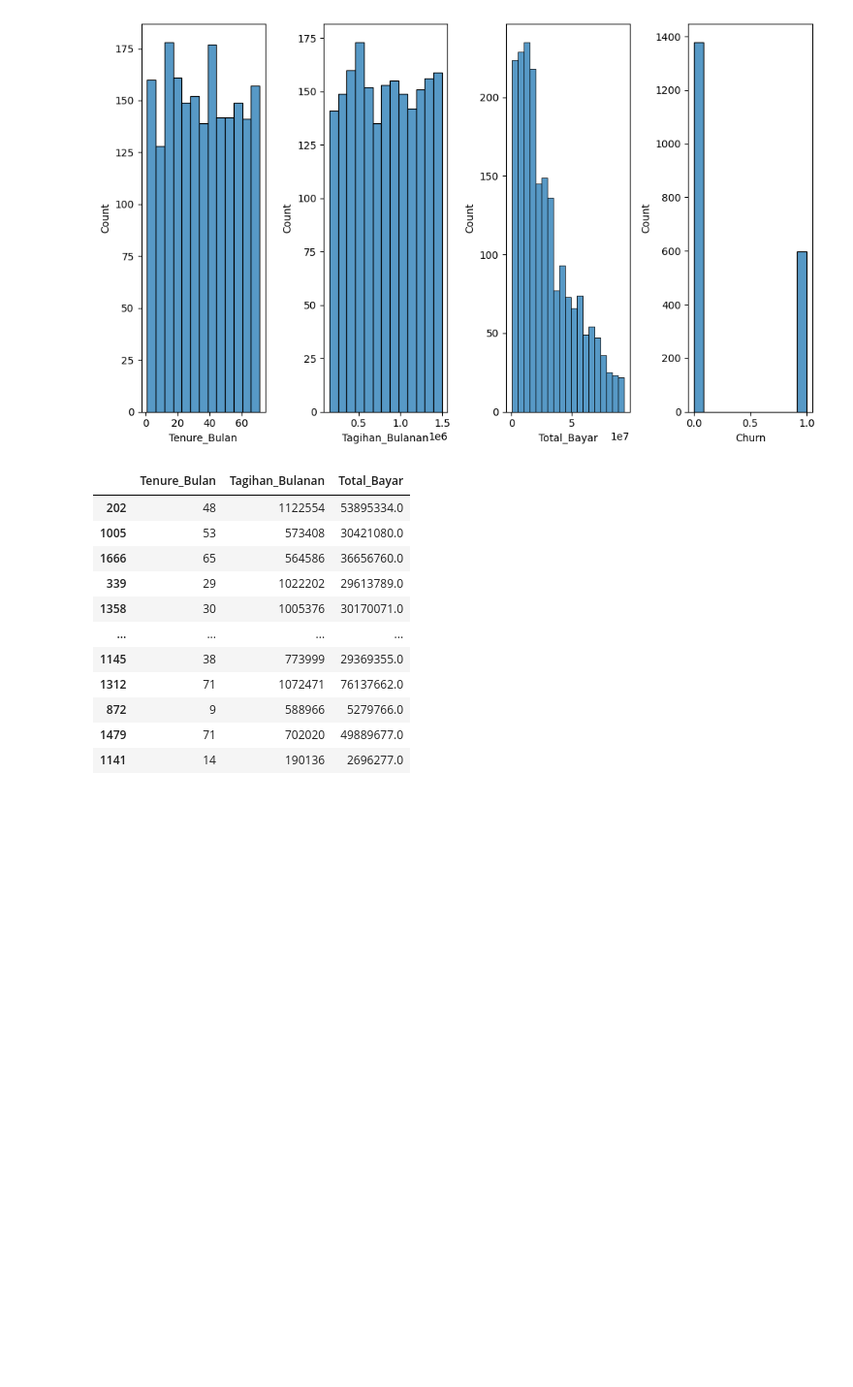
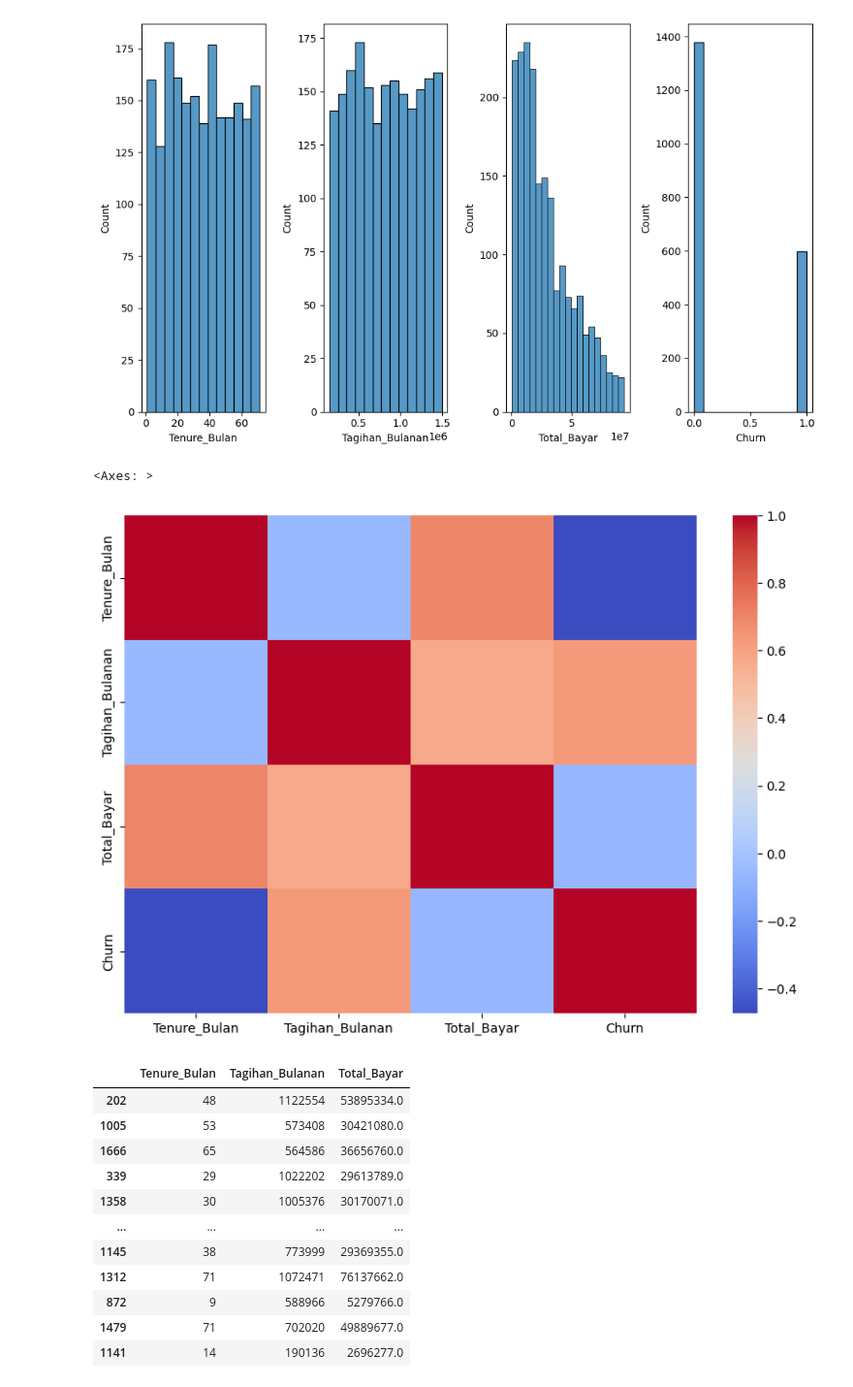
Before and after one commit to rezzz59/STUPEN, a Jupyter notebook: KELAS/ML/ujian_supervised.ipynb, the cells around one changed output. Shown at 97% size. Cells and saved outputs as stored; diff of their text form; code cells hidden in the pictures; blank space fills up the shorter version.

```diff
--- a/KELAS/ML/ujian_supervised.ipynb
+++ b/KELAS/ML/ujian_supervised.ipynb
@@ -126,6 +126,13 @@ plt.tight_layout()
 plt.show()
 # %% [output]
 [figure]
+# %%
+plt.figure(figsize=(10, 7))
+df_cor = df.corr()
+sns.heatmap(df_cor, cmap='coolwarm')
+# %% [output]
+<Axes: >
+[figure, added]
 # %%
 from sklearn.model_selection import train_test_split
 
```
Also changed, not shown: parts of 1 cell of this notebook.
